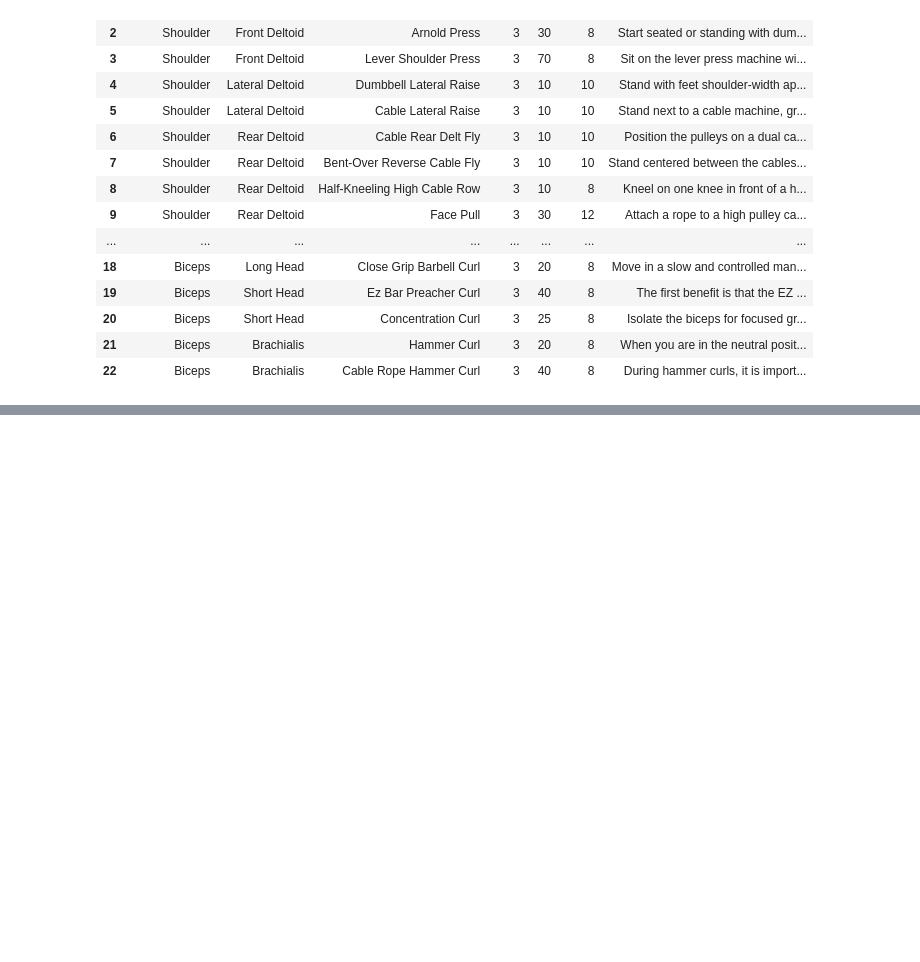
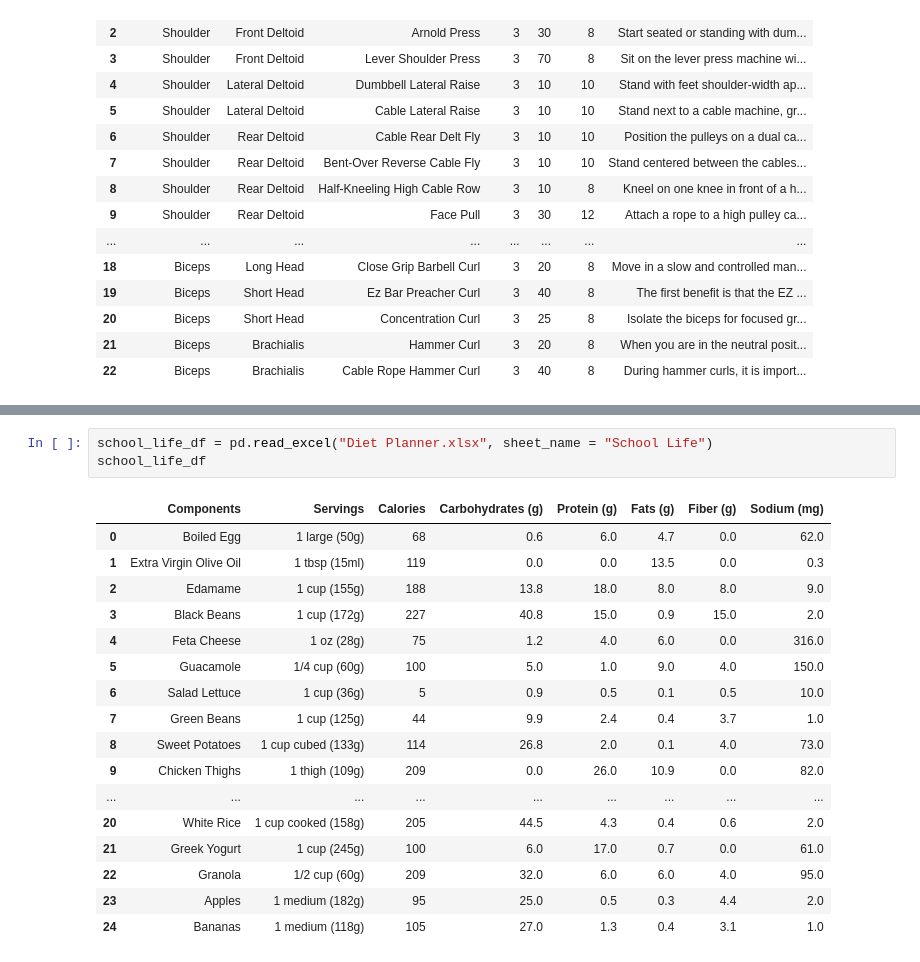
Before and after one commit to IzzyHuang/izzyhuang.github.io, a Jupyter notebook: Data.ipynb, the cells around one changed output, grey strips where cells are left out. Cells and saved outputs as stored; diff of their text form; blank space fills up the shorter version.

```diff
--- a/Data.ipynb
+++ b/Data.ipynb
@@ -64,0 +100,21 @@ df
+# %%
+school_life_df = pd.read_excel("Diet Planner.xlsx", sheet_name = "School Life")
+school_life_df
+# %% [output]
+|  | Components | Servings | Calories | Carbohydrates (g) | Protein (g) | Fats (g) | Fiber (g) | Sodium (mg) |
+| 0 | Boiled Egg | 1 large (50g) | 68 | 0.6 | 6.0 | 4.7 | 0.0 | 62.0 |
+| 1 | Extra Virgin Olive Oil | 1 tbsp (15ml) | 119 | 0.0 | 0.0 | 13.5 | 0.0 | 0.3 |
+| 2 | Edamame | 1 cup (155g) | 188 | 13.8 | 18.0 | 8.0 | 8.0 | 9.0 |
+| 3 | Black Beans | 1 cup (172g) | 227 | 40.8 | 15.0 | 0.9 | 15.0 | 2.0 |
+| 4 | Feta Cheese | 1 oz (28g) | 75 | 1.2 | 4.0 | 6.0 | 0.0 | 316.0 |
+| 5 | Guacamole | 1/4 cup (60g) | 100 | 5.0 | 1.0 | 9.0 | 4.0 | 150.0 |
+| 6 | Salad Lettuce | 1 cup (36g) | 5 | 0.9 | 0.5 | 0.1 | 0.5 | 10.0 |
+| 7 | Green Beans | 1 cup (125g) | 44 | 9.9 | 2.4 | 0.4 | 3.7 | 1.0 |
+| 8 | Sweet Potatoes | 1 cup cubed (133g) | 114 | 26.8 | 2.0 | 0.1 | 4.0 | 73.0 |
+| 9 | Chicken Thighs | 1 thigh (109g) | 209 | 0.0 | 26.0 | 10.9 | 0.0 | 82.0 |
+| ... | ... | ... | ... | ... | ... | ... | ... | ... |
+| 20 | White Rice | 1 cup cooked (158g) | 205 | 44.5 | 4.3 | 0.4 | 0.6 | 2.0 |
+| 21 | Greek Yogurt | 1 cup (245g) | 100 | 6.0 | 17.0 | 0.7 | 0.0 | 61.0 |
+| 22 | Granola | 1/2 cup (60g) | 209 | 32.0 | 6.0 | 6.0 | 4.0 | 95.0 |
+| 23 | Apples | 1 medium (182g) | 95 | 25.0 | 0.5 | 0.3 | 4.4 | 2.0 |
+| 24 | Bananas | 1 medium (118g) | 105 | 27.0 | 1.3 | 0.4 | 3.1 | 1.0 |
```
Also changed, not shown: parts of 9 cells of this notebook, 8 other files.
